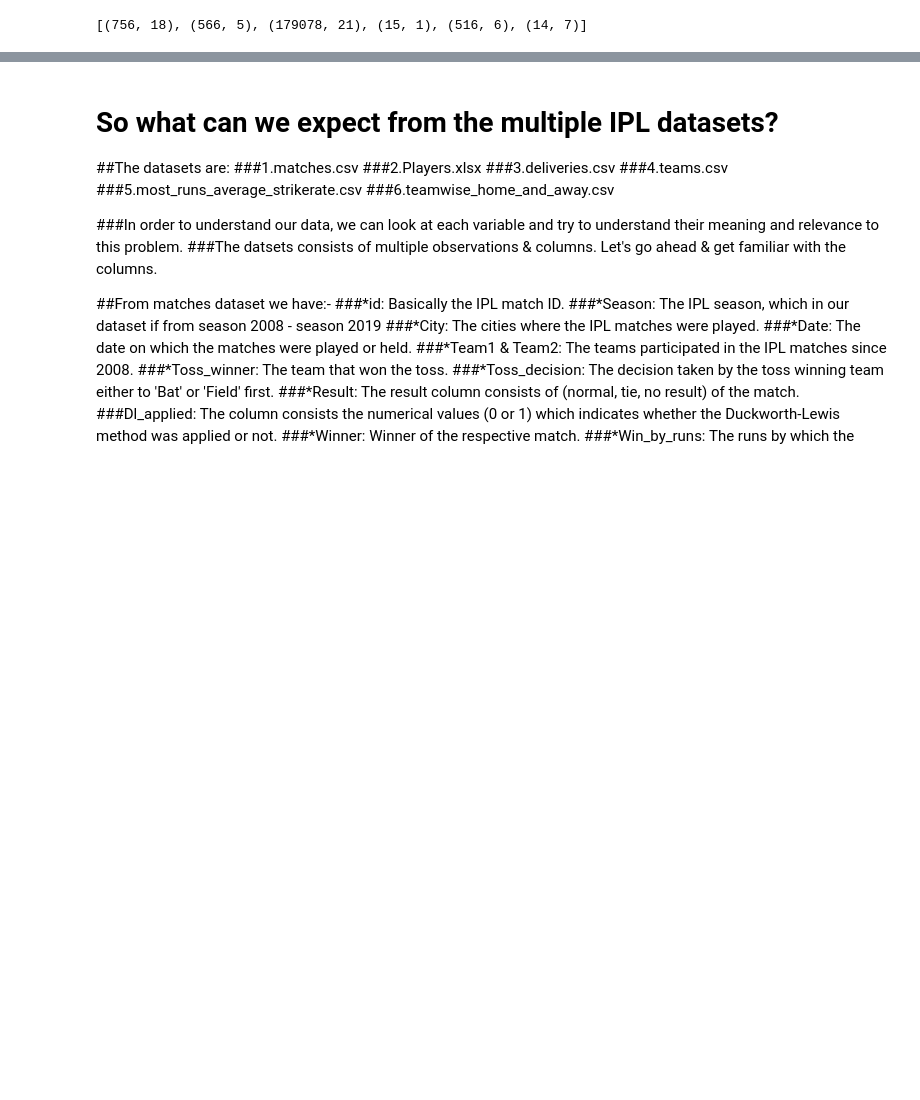
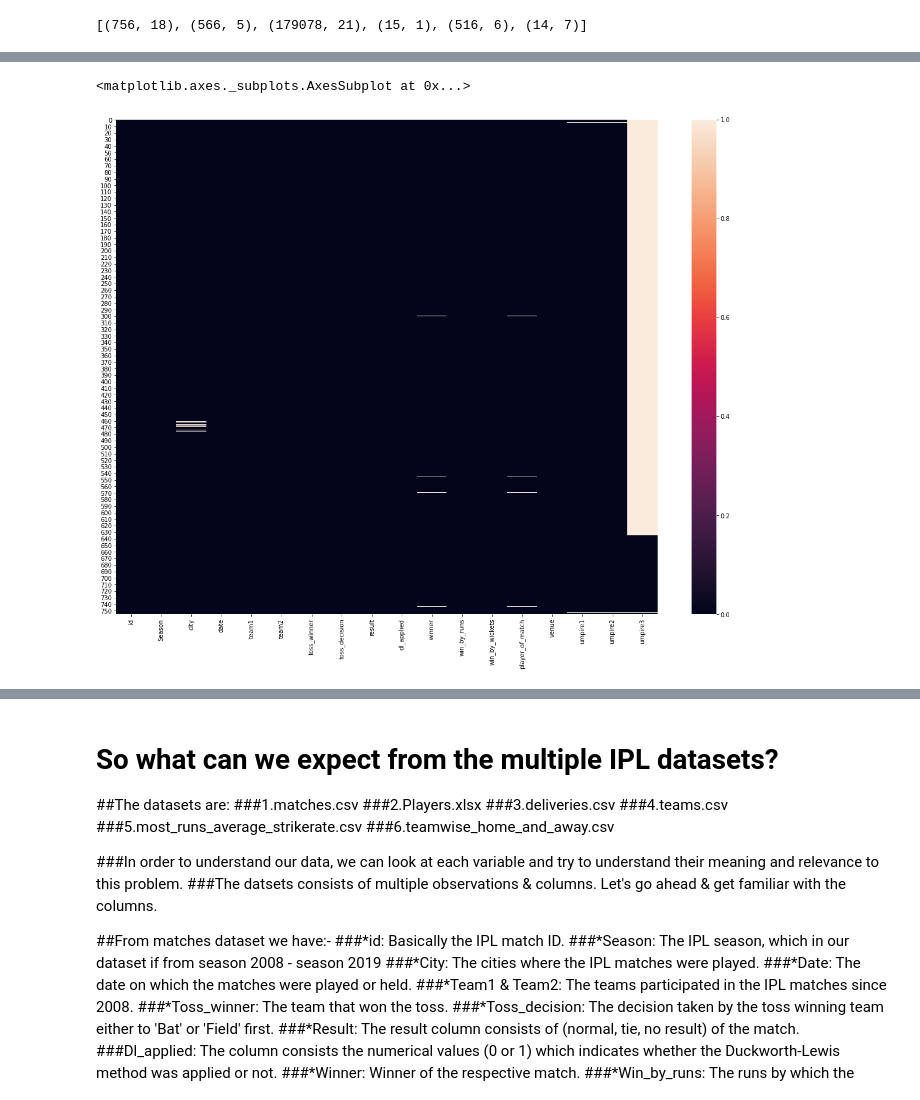
Before and after one commit to Pradip240/IPL-T20-Cricket-Analysis, a Jupyter notebook: Ameen_IPL_T20_Cricket_Analysis_Capstone_Project.ipynb, the cells around one changed output, grey strips where cells are left out. Cells and saved outputs as stored; diff of their text form; code cells hidden in the pictures; blank space fills up the shorter version.

Commit message:
All the cleaned datasets with heatmaps before & after Cleaning

```diff
--- a/Ameen_IPL_T20_Cricket_Analysis_Capstone_Project.ipynb
+++ b/Ameen_IPL_T20_Cricket_Analysis_Capstone_Project.ipynb
@@ -35,0 +68,4 @@ matches
+# %%
+#Checking for the null values in the data
+missing_val = ipl_df.isnull()
+missing_val
@@ -35,0 +109,7 @@ matches
+# %%
+#Plotting the heatmap for the missing values in the matches dataset
+plt.figure(figsize=(20,15))
+sns.heatmap(missing_val)
+# %% [output]
+<matplotlib.axes._subplots.AxesSubplot at 0x...>
+[figure, added]
```
Also changed, not shown: parts of 58 cells of this notebook.
